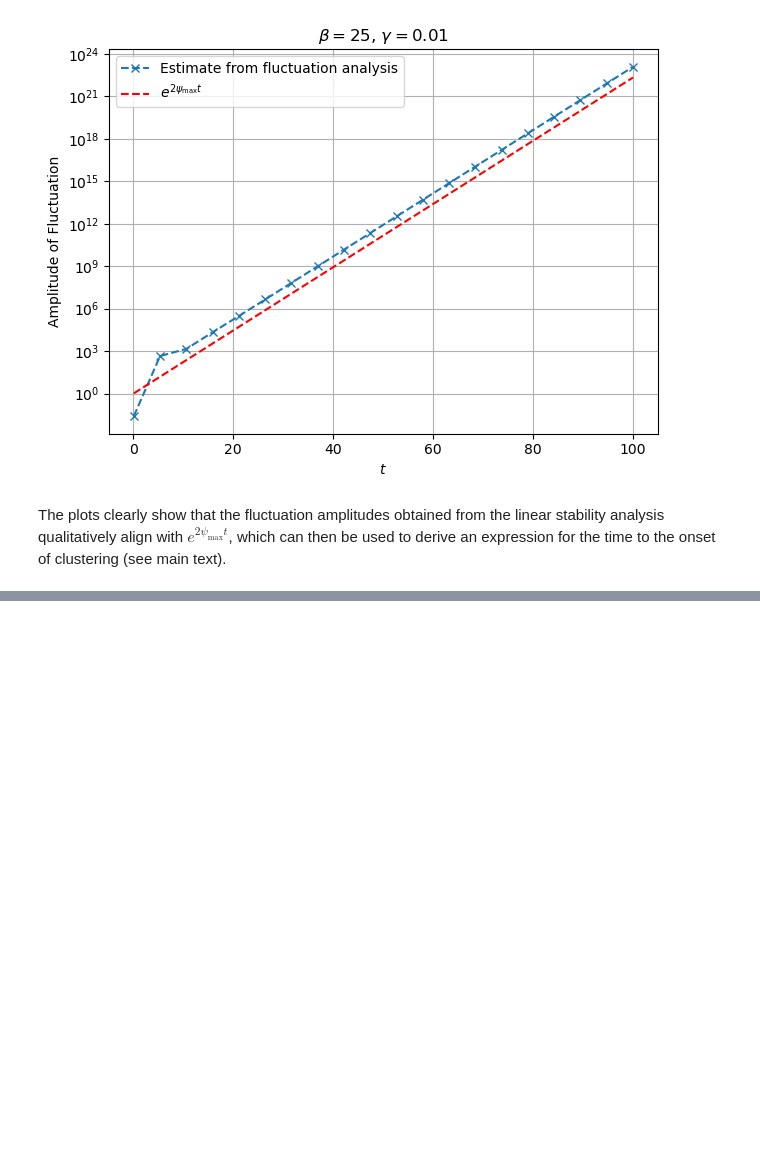
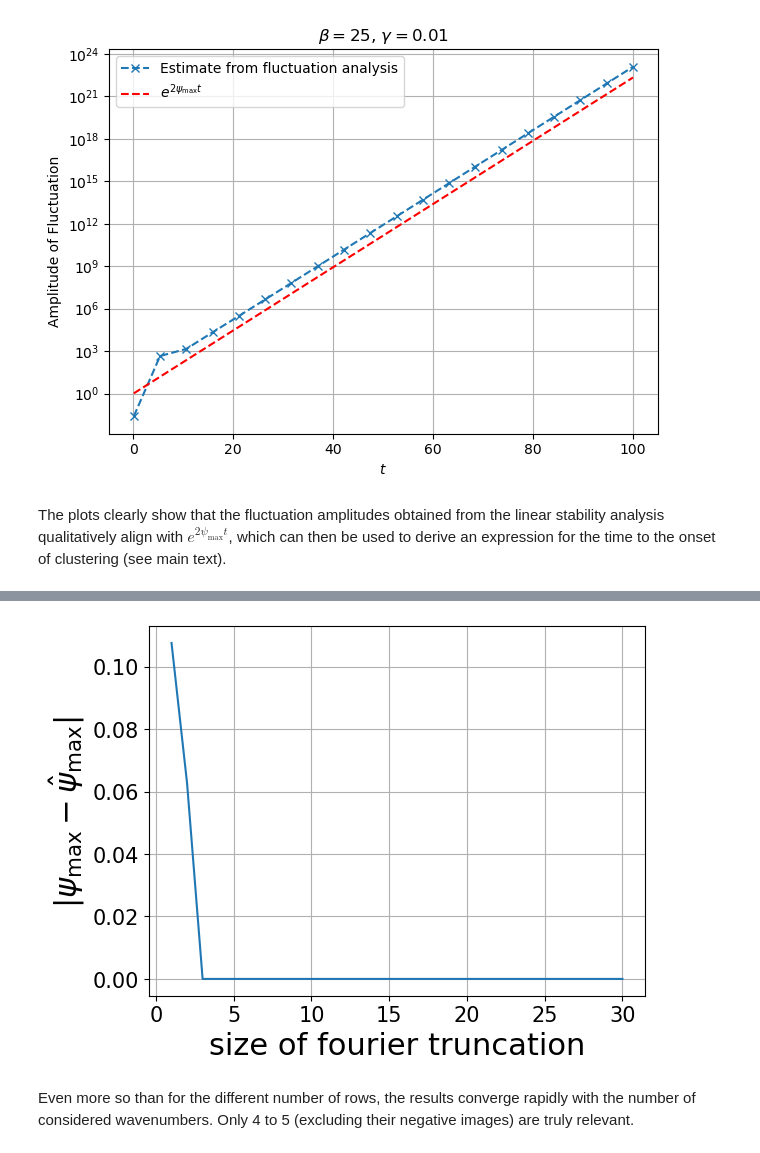
Before and after one commit to SchroedingersLion/Cluster-Formation-in-Diffusive-Systems, a Jupyter notebook: stability_and_fluctuation_analysis.ipynb, the cells around one changed output, grey strips where cells are left out. Cells and saved outputs as stored; diff of their text form; code cells hidden in the pictures; blank space fills up the shorter version.

```diff
--- a/stability_and_fluctuation_analysis.ipynb
+++ b/stability_and_fluctuation_analysis.ipynb
@@ -628,0 +662,16 @@ The plots clearly show that the fluctuation amplitudes obtained from the linear
+# %%
+gamma = [1.0]  # Some values.
+beta = [25]    # The results were observed to be reasonably independent of them.
+
+W_hat = W_hat_gauss   # Specify interaction potential.
+
+k_range = range(1,31) # Numbers of k-values to consider (their negative counterparts will also be used)
+
+errors_list = []
+
+m_max = 30
+
+# Obtain errors for all numbers of considered matrix rows.
+for i in k_range:
+    print(f"Using {i} wavenumbers.")
+    errors_list.append(np.abs(compute_spectral(W_hat, i, beta, gamma, L, m_max)[0][0] - ground_truth))
@@ -628,0 +696,12 @@ The plots clearly show that the fluctuation amplitudes obtained from the linear
+# %%
+# Plot results.
+plt.plot(k_range,errors_list)
+plt.xlabel('size of fourier truncation', fontsize = '22')
+plt.ylabel('$|\psi_{\max} - \hat{\psi}_{\max}|$', fontsize = '22')
+plt.xticks(fontsize = '15')
+plt.yticks(fontsize = '15')
+plt.grid()
+# %% [output]
+[figure, added]
+# %% [markdown]
+Even more so than for the different number of rows, the results converge rapidly with the number of considered wavenumbers. Only 4 to 5 (excluding their negative images) are truly relevant.
```
Also changed, not shown: parts of 16 cells of this notebook.
